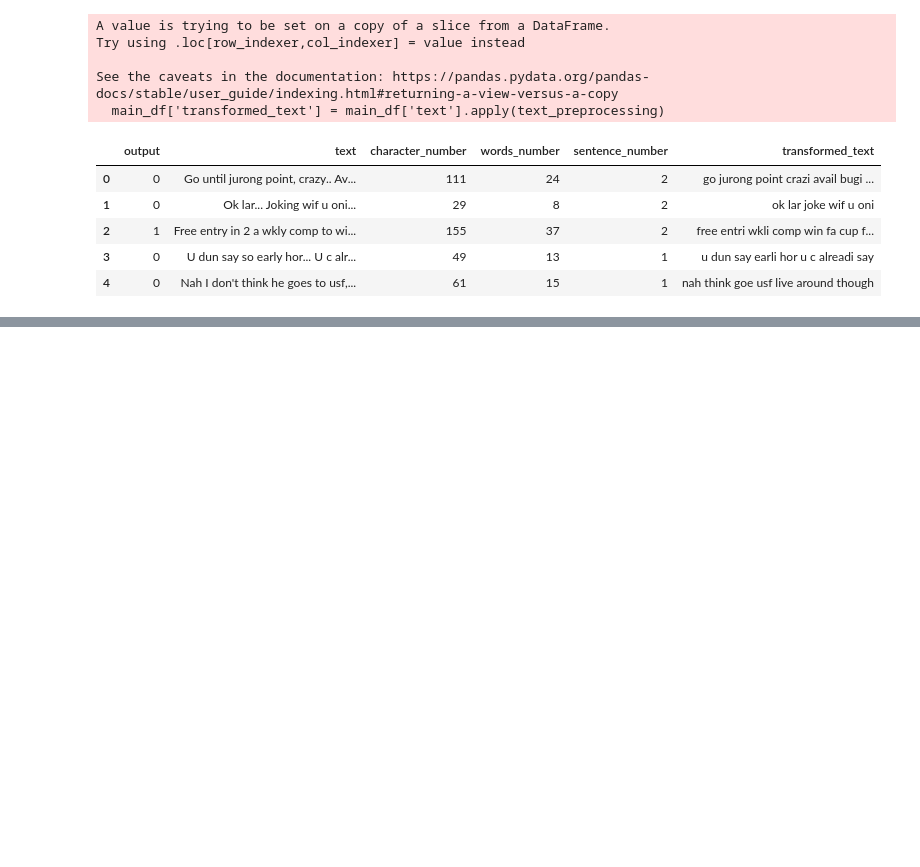
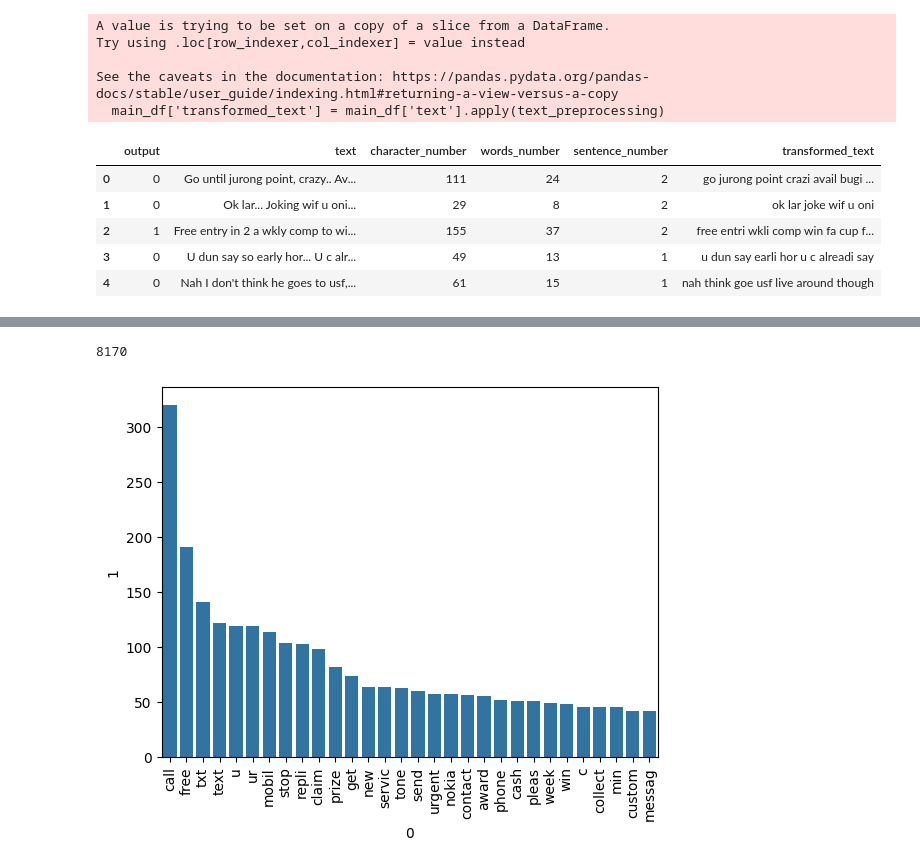
Before and after one commit to lalchhabi/Email_SMS_Spam_Detection, a Jupyter notebook: email_sms_classifier.ipynb, the cells around one changed output, grey strips where cells are left out. Cells and saved outputs as stored; diff of their text form; code cells hidden in the pictures; blank space fills up the shorter version.

```diff
--- a/email_sms_classifier.ipynb
+++ b/email_sms_classifier.ipynb
@@ -367,0 +402,19 @@ main_df.head()
+# %%
+#### Extract all the transformed text for spam
+spam_words = []
+for sms in main_df[main_df['output'] == 1]['transformed_text'].to_list():
+    for word in sms.split():
+        spam_words.append(word)
+# %%
+len(spam_words)
+# %% [output]
+8170
+# %%
+### Now extract the top 30 frequent words with their visualization
+from collections import Counter
+most_frequent_spam_word = pd.DataFrame(Counter(spam_words).most_common(30))
+sns.barplot(x = most_frequent_spam_word[0],y = most_frequent_spam_word[1])
+plt.xticks(rotation = 'vertical')
+plt.show()
+# %% [output]
+[figure, added]
```
Also changed, not shown: parts of 8 cells of this notebook.
